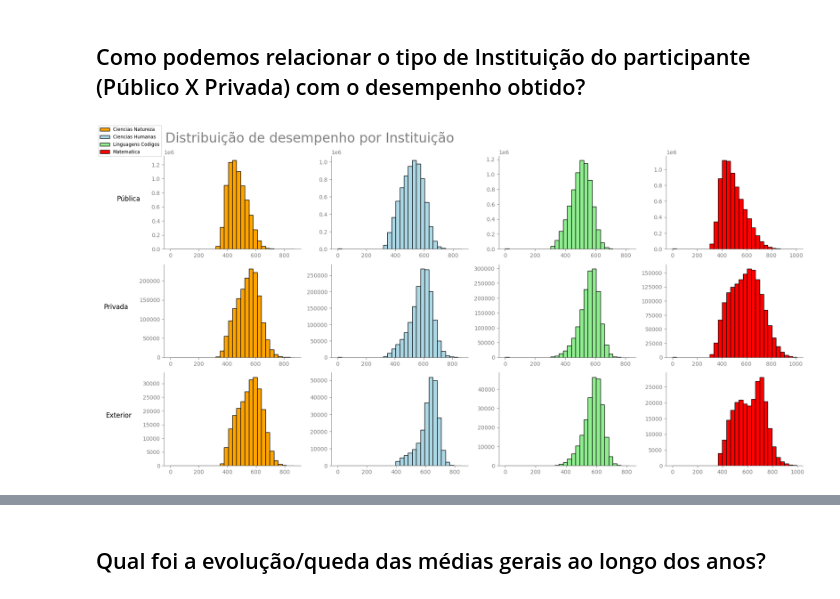
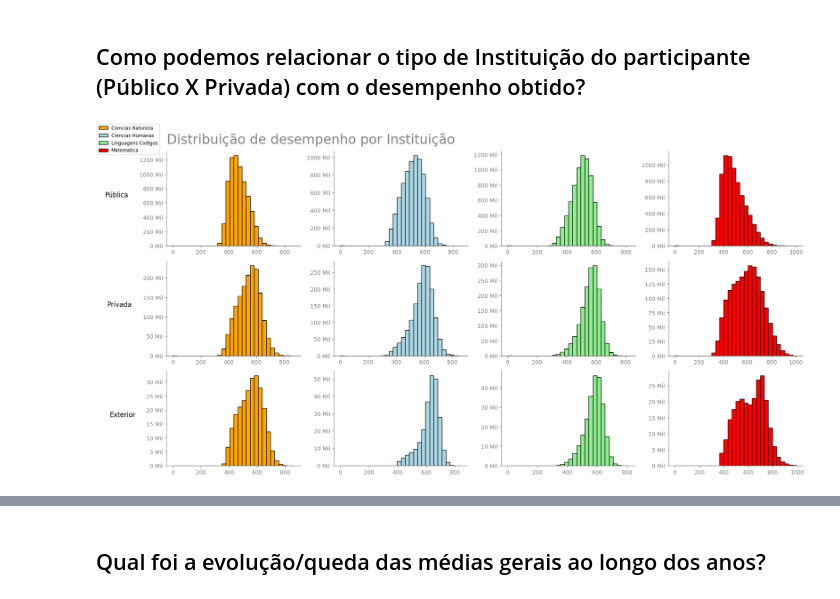
Before and after one commit to LiamFer/ENEM-Analysis, a Jupyter notebook: main_analysis.ipynb, the cells around one changed output, grey strips where cells are left out. Cells and saved outputs as stored; diff of their text form; code cells hidden in the pictures.

Commit message:
Fim da construção do Histograma

```diff
--- a/main_analysis.ipynb
+++ b/main_analysis.ipynb
@@ -423,30 +424,36 @@ institutionalBased_grades['Tipo_Escola'] = institutionalBased_grades['Tipo_Escol
 # %%
 fig,axs = plt.subplots(3,4,figsize=(18,9))
 
 subjects = ['Ciencias_Natureza', 'Ciencias_Humanas', 'Linguagens_Codigos', 'Matematica']
 colors = ['orange','lightblue','lightgreen','red']
 
 # Criando loop pra criar 3 linhas de Histogramas, uma pra cada tipo de instituição e sobre cada Matéria
 for i, stype in enumerate(institutionalBased_grades.Tipo_Escola.unique(), 0):
     data = institutionalBased_grades.loc[institutionalBased_grades.Tipo_Escola == stype]
     for k, subject in enumerate(subjects, 0):
         # Plotando o histograma
         axs[i,k].hist(data[subject],color=colors[k], bins=30,edgecolor='black')
         # Personalizando o gráfico
         axs[i,k].tick_params(axis='x', colors='gray')
         axs[i,k].tick_params(axis='y', colors='gray')
         axs[i,k].spines['right'].set_visible(False)
         axs[i,k].spines['top'].set_visible(False)
         axs[i,k].spines['left'].set_color("gray")
         axs[i,k].spines['bottom'].set_color("gray")
         # Adicionando o tipo de instituição no primeiro histograma de cada linha
         if k == 0:
             axs[i,k].set_ylabel(stype, rotation=0, labelpad=20, fontsize=12, ha='right')
 
+# Definindo o formato do eixo Y para milhares para facilitar a visualização
+formatter = FuncFormatter(lambda x, _: '{:.0f} Mil'.format(x * 1e-3))
+for ax in axs.flat:
+    ax.yaxis.set_major_formatter(formatter)
 
 
 fig.suptitle("Distribuição de desempenho por Instituição",fontsize=24,color='gray',ha="right")
-plt.figlegend(labels=list(map(lambda x: x.replace("_"," "),subjects)),loc="upper left", fontsize='small')
+plt.figlegend(labels=list(map(lambda x: x.replace("_"," "),subjects)),loc="upper left", fontsize='small',borderaxespad=0.2)
 plt.tight_layout()
+
+plt.savefig('graphs/institution_grade_distribution.png', transparent=True, dpi=600)
 # %% [output]
-[figure, old version]
+[figure, new version]
```
Also changed, not shown: parts of 2 cells of this notebook, 1 other file.
